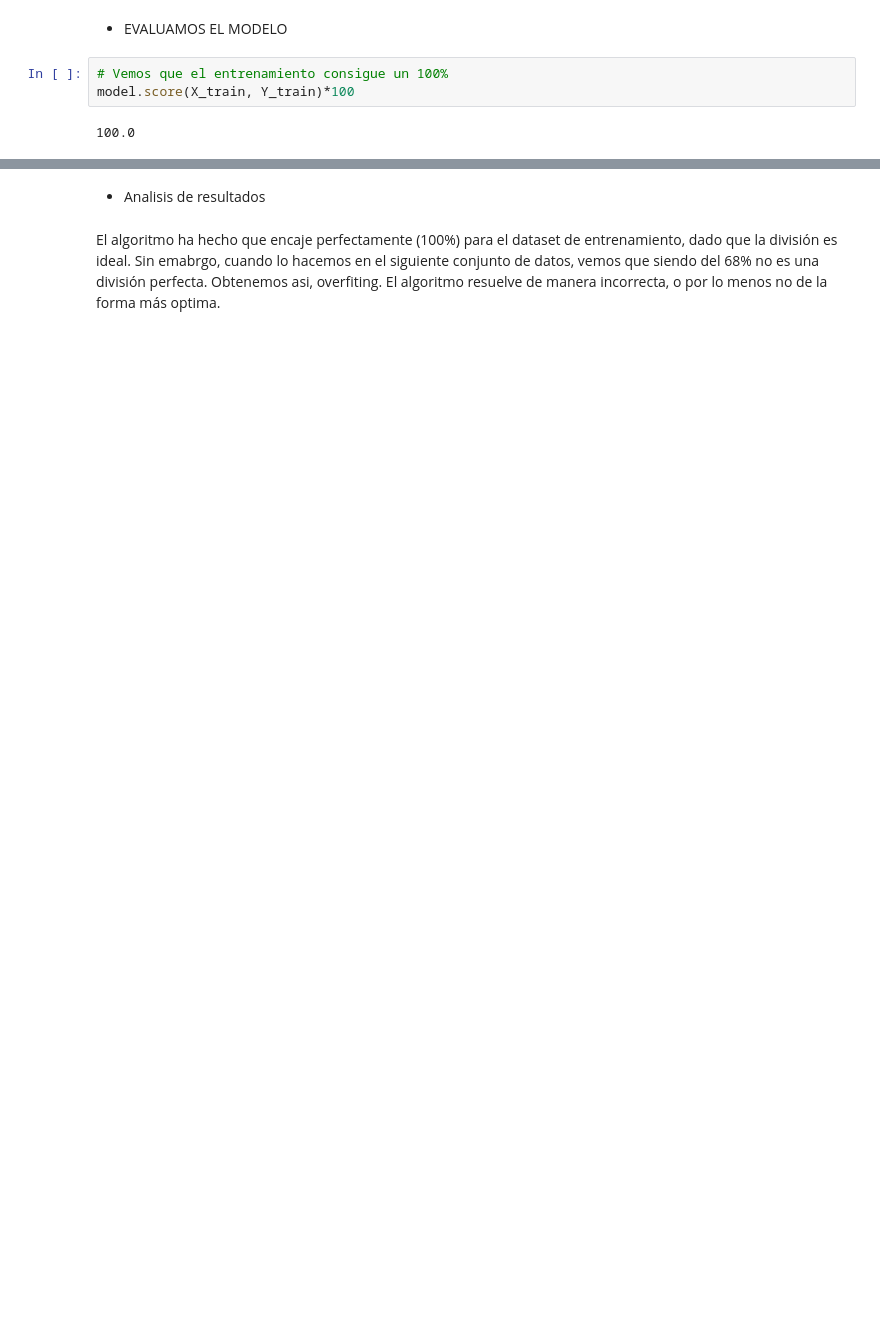
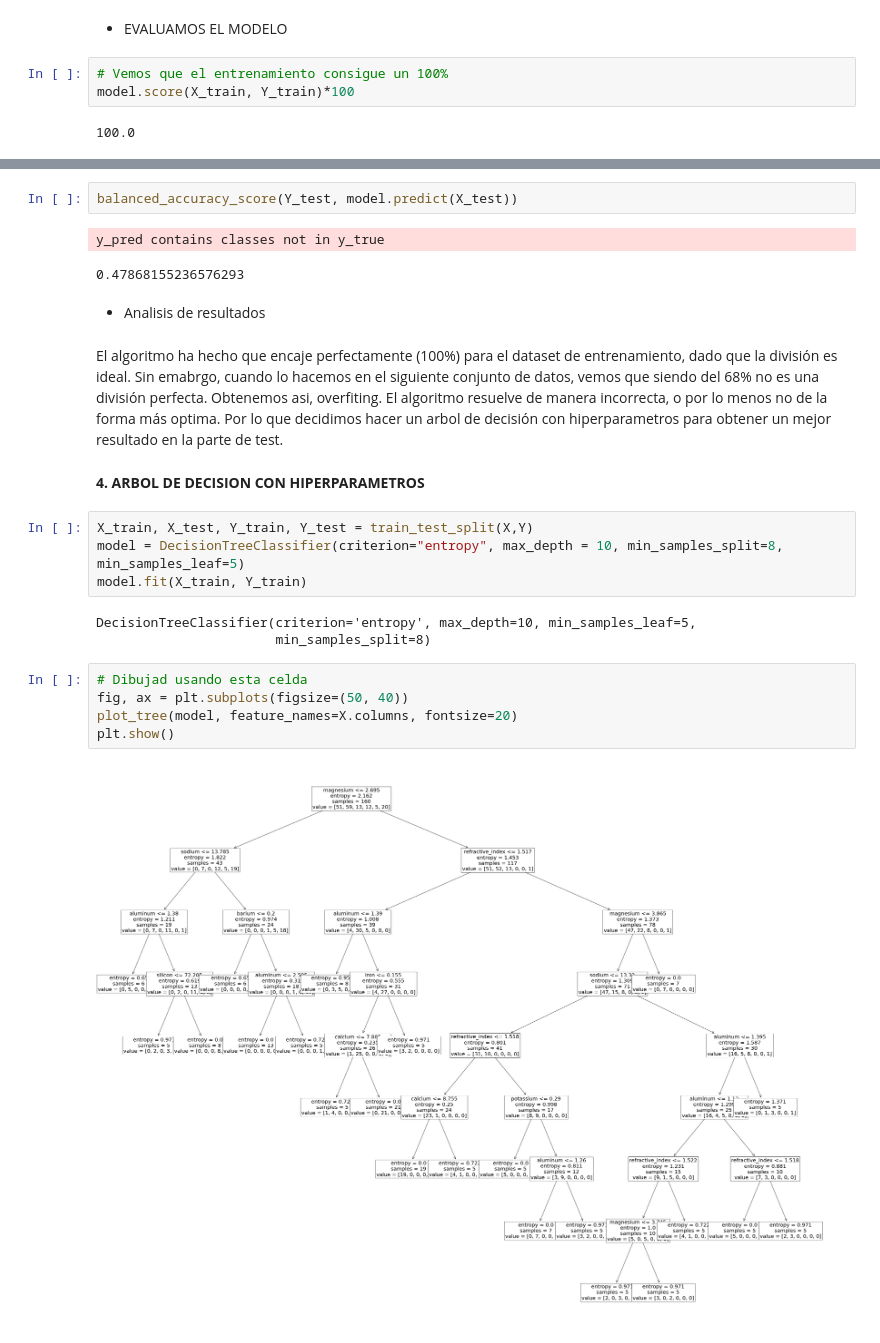
Before and after one commit to Patriciafg27/MIA3_Actividades_Grupo4, a Jupyter notebook: Hunger_games_Patricia.ipynb, the cells around one changed output, grey strips where cells are left out. Cells and saved outputs as stored; diff of their text form; blank space fills up the shorter version.

```diff
--- a/Hunger_games_Patricia.ipynb
+++ b/Hunger_games_Patricia.ipynb
@@ -276,3 +288,8 @@ plt.show()
+# %%
+balanced_accuracy_score(Y_test, model.predict(X_test))
+# %% [output]
+y_pred contains classes not in y_true
+0.47868155236576293
 # %% [markdown]
 - Analisis de resultados
 # %% [markdown]
@@ -280,3 +297,20 @@ El algoritmo ha hecho que encaje perfectamente (100%) para el dataset de entrena
 Sin emabrgo, cuando lo hacemos en el siguiente conjunto de datos, vemos que siendo del 68% no es una división perfecta.
 Obtenemos asi, overfiting.
 El algoritmo resuelve de manera incorrecta, o por lo menos no de la forma más optima.
+Por lo que decidimos hacer un arbol de decisión con hiperparametros para obtener un mejor resultado en la parte de test.
+# %% [markdown]
+**4. ARBOL DE DECISION CON HIPERPARAMETROS**
+# %%
+X_train, X_test, Y_train, Y_test = train_test_split(X,Y)
+model = DecisionTreeClassifier(criterion="entropy", max_depth = 10, min_samples_split=8, min_samples_leaf=5)
+model.fit(X_train, Y_train)
+# %% [output]
+DecisionTreeClassifier(criterion='entropy', max_depth=10, min_samples_leaf=5,
+                       min_samples_split=8)
+# %%
+# Dibujad usando esta celda
+fig, ax = plt.subplots(figsize=(50, 40))
+plot_tree(model, feature_names=X.columns, fontsize=20)
+plt.show()
+# %% [output]
+[figure, added]
```
Also changed, not shown: parts of 24 cells of this notebook.
